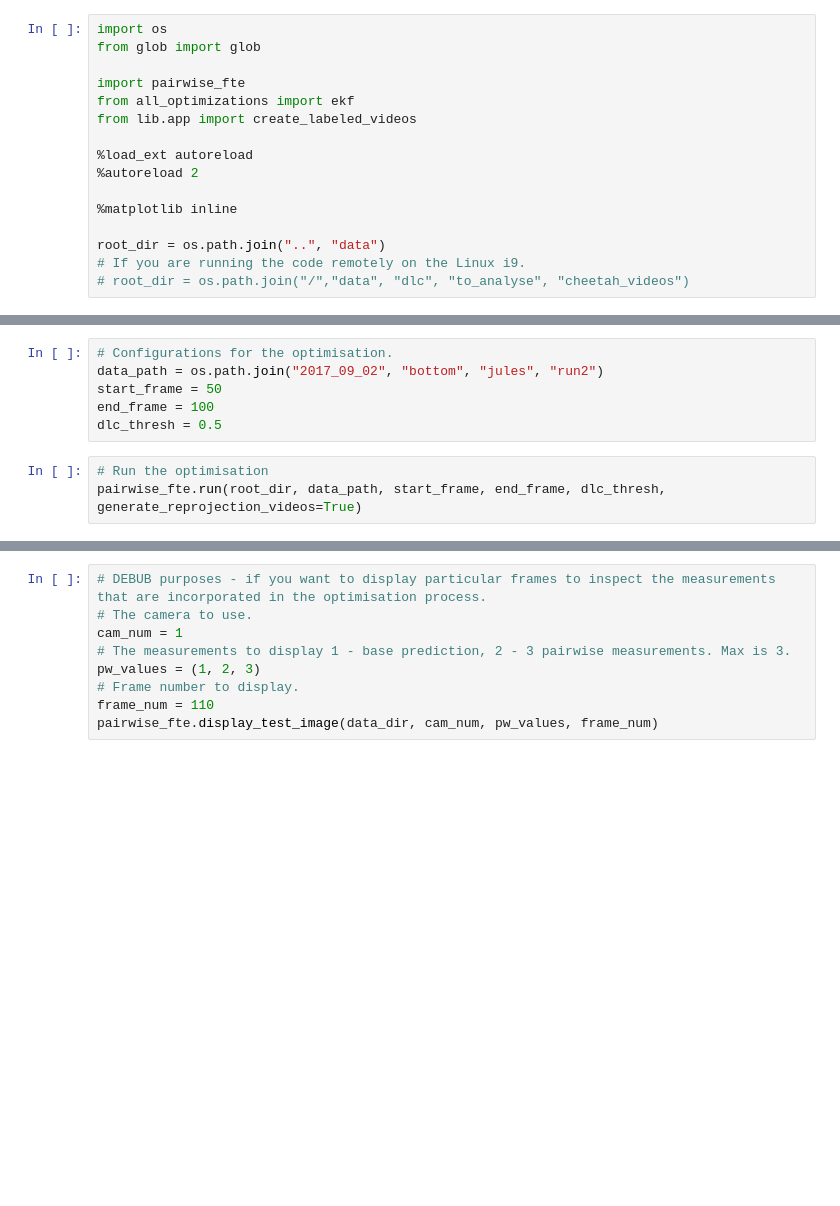
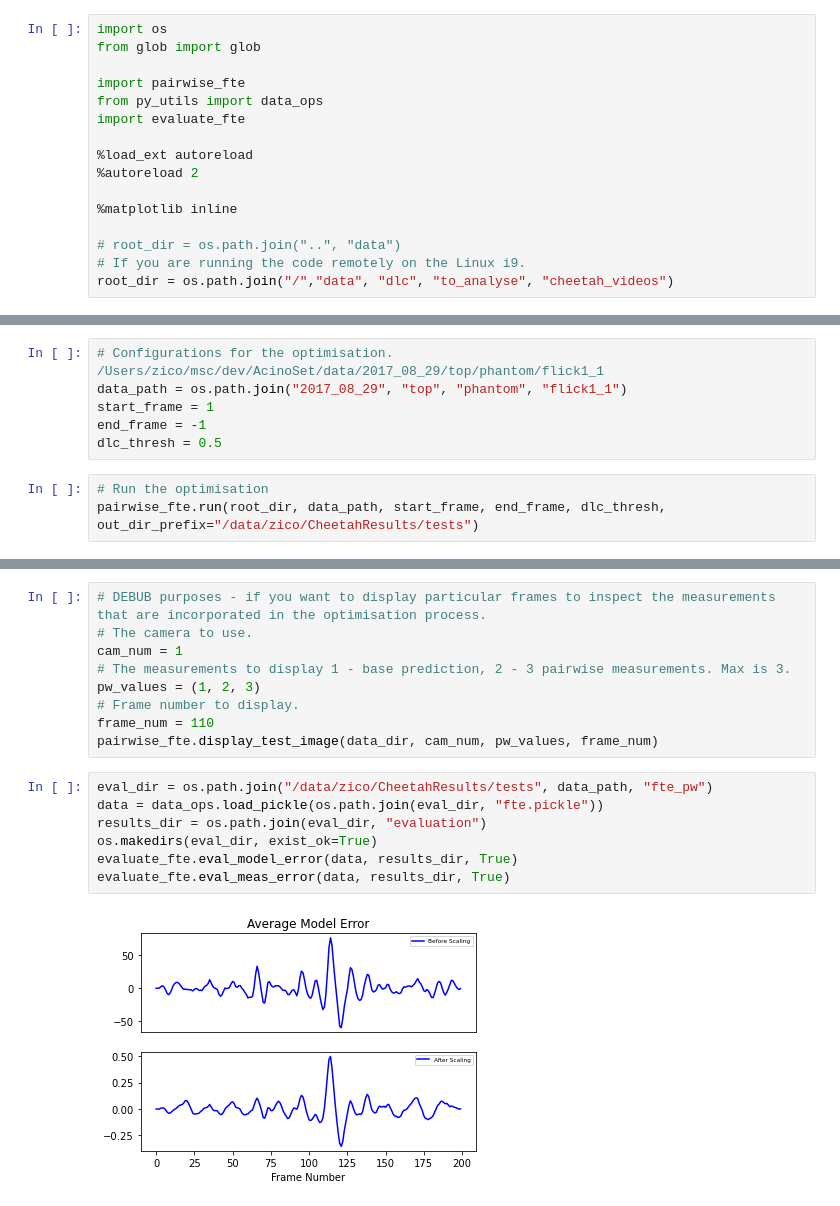
Before and after one commit to zicodasilva/AcinoSet, a Jupyter notebook: src/pairwise_tests.ipynb, the cells around one changed output, grey strips where cells are left out. Saved outputs shown, nothing was run; the diff lists cells and outputs as text; blank space fills up the shorter version.

Commit message:
Made changes to the pairwise_tests notebook.

```diff
--- a/src/pairwise_tests.ipynb
+++ b/src/pairwise_tests.ipynb
@@ -3,27 +3,27 @@ import os
 from glob import glob
 
 import pairwise_fte
-from all_optimizations import ekf
-from lib.app import create_labeled_videos
+from py_utils import data_ops
+import evaluate_fte
 
 %load_ext autoreload
 %autoreload 2
 
 %matplotlib inline
 
-root_dir = os.path.join("..", "data")
+# root_dir = os.path.join("..", "data")
 # If you are running the code remotely on the Linux i9.
-# root_dir = os.path.join("/","data", "dlc", "to_analyse", "cheetah_videos")
+root_dir = os.path.join("/","data", "dlc", "to_analyse", "cheetah_videos")
 # %%
 # Generate the pose functions if this has not been done before (note this should only be performed once). It will be saved in the root_dir.
 functions = pairwise_fte.create_pose_functions(root_dir)
 # %%
-# Configurations for the optimisation.
-data_path = os.path.join("2017_09_02", "bottom", "jules", "run2")
-start_frame = 50
-end_frame = 100
+# Configurations for the optimisation. /Users/zico/msc/dev/AcinoSet/data/2017_08_29/top/phantom/flick1_1
+data_path = os.path.join("2017_08_29", "top", "phantom", "flick1_1")
+start_frame = 1
+end_frame = -1
 dlc_thresh = 0.5
 # %%
 # Run the optimisation
-pairwise_fte.run(root_dir, data_path, start_frame, end_frame, dlc_thresh, generate_reprojection_videos=True)
+pairwise_fte.run(root_dir, data_path, start_frame, end_frame, dlc_thresh, out_dir_prefix="/data/zico/CheetahResults/tests")
 # %% [output]
@@ -90,3 +56,12 @@ pw_values = (1, 2, 3)
 # Frame number to display.
 frame_num = 110
 pairwise_fte.display_test_image(data_dir, cam_num, pw_values, frame_num)
+# %%
+eval_dir = os.path.join("/data/zico/CheetahResults/tests", data_path, "fte_pw")
+data = data_ops.load_pickle(os.path.join(eval_dir, "fte.pickle"))
+results_dir = os.path.join(eval_dir, "evaluation")
+os.makedirs(eval_dir, exist_ok=True)
+evaluate_fte.eval_model_error(data, results_dir, True)
+evaluate_fte.eval_meas_error(data, results_dir, True)
+# %% [output]
+[figure, added]
```
Also changed, not shown: parts of 3 cells of this notebook.
